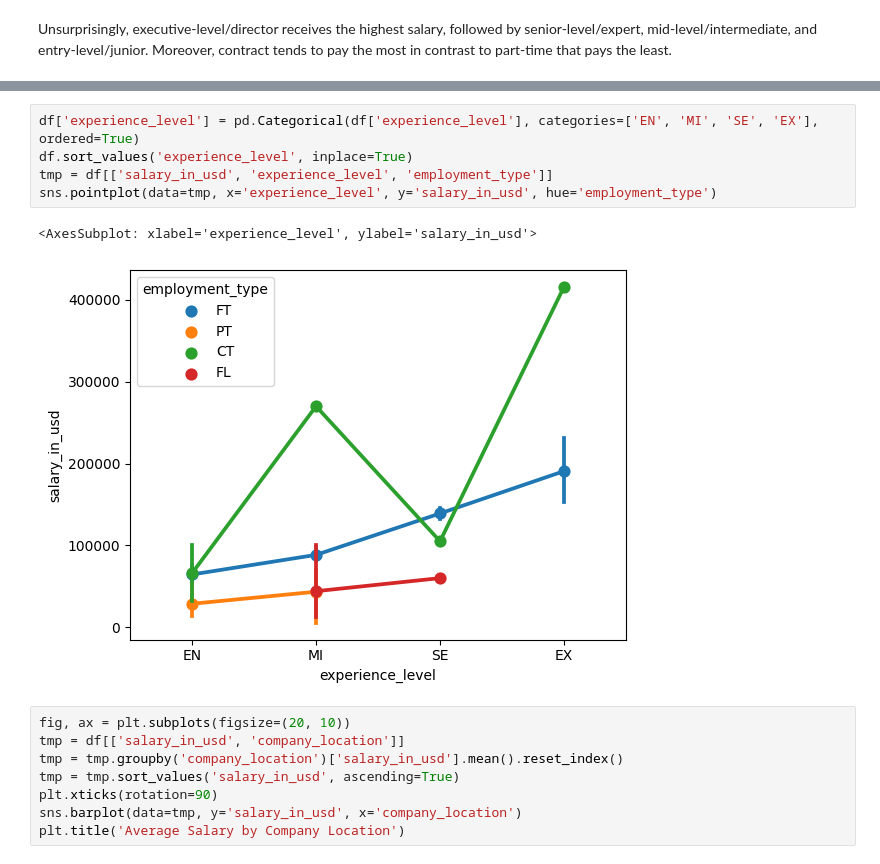
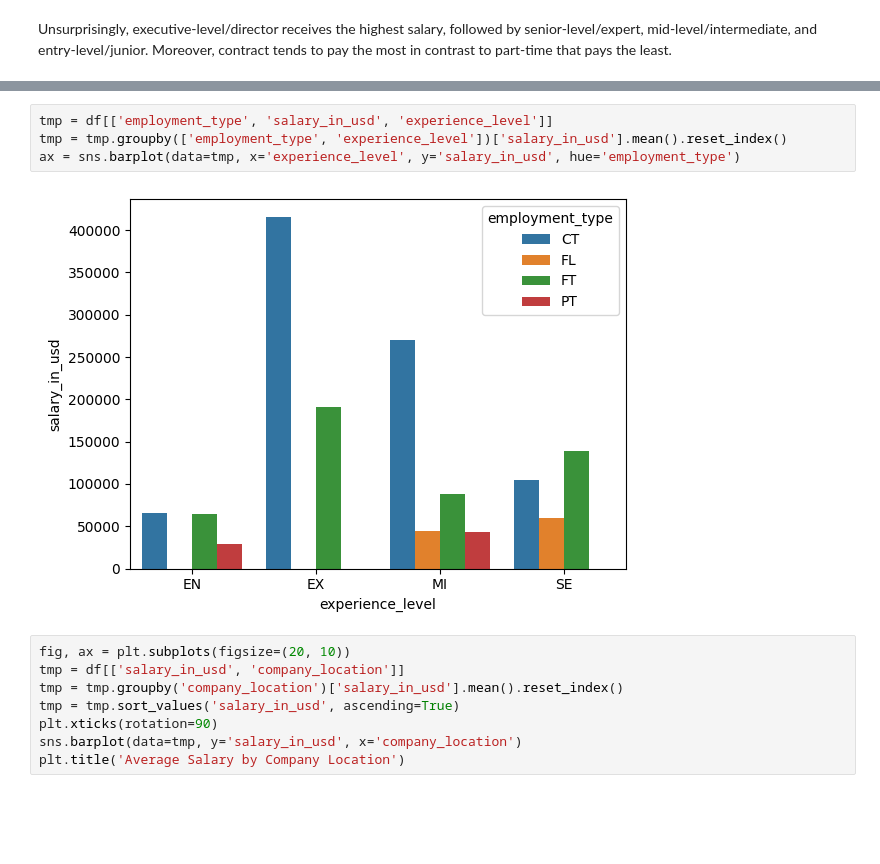
Before and after one commit to jtlantz/dm-proj1, a Jupyter notebook: notebooks/ds_salaries.ipynb, the cells around one changed output, grey strips where cells are left out. Cells and saved outputs as stored; diff of their text form; blank space fills up the shorter version.

```diff
--- a/notebooks/ds_salaries.ipynb
+++ b/notebooks/ds_salaries.ipynb
@@ -264,11 +359,9 @@ Unsurprisingly, executive-level/director receives the highest salary, followed b
 # %%
-df['experience_level'] = pd.Categorical(df['experience_level'], categories=['EN', 'MI', 'SE', 'EX'], ordered=True)
-df.sort_values('experience_level', inplace=True)
-tmp = df[['salary_in_usd', 'experience_level', 'employment_type']]
-sns.pointplot(data=tmp, x='experience_level', y='salary_in_usd', hue='employment_type')
+tmp = df[['employment_type', 'salary_in_usd', 'experience_level']]
+tmp = tmp.groupby(['employment_type', 'experience_level'])['salary_in_usd'].mean().reset_index()
+ax = sns.barplot(data=tmp, x='experience_level', y='salary_in_usd', hue='employment_type')
 # %% [output]
-<AxesSubplot: xlabel='experience_level', ylabel='salary_in_usd'>
-[figure, old version]
+[figure, new version]
 # %%
 fig, ax = plt.subplots(figsize=(20, 10))
 tmp = df[['salary_in_usd', 'company_location']]
```
Also changed, not shown: parts of 10 cells of this notebook.
